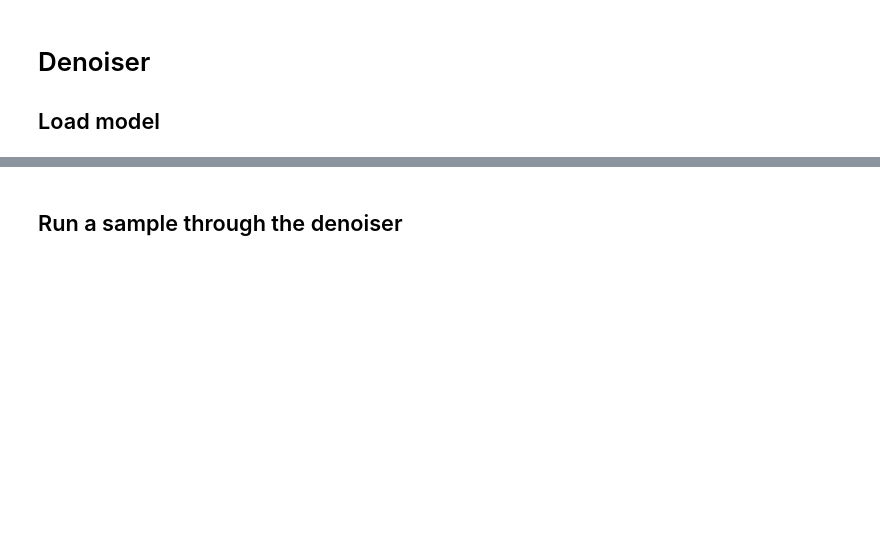
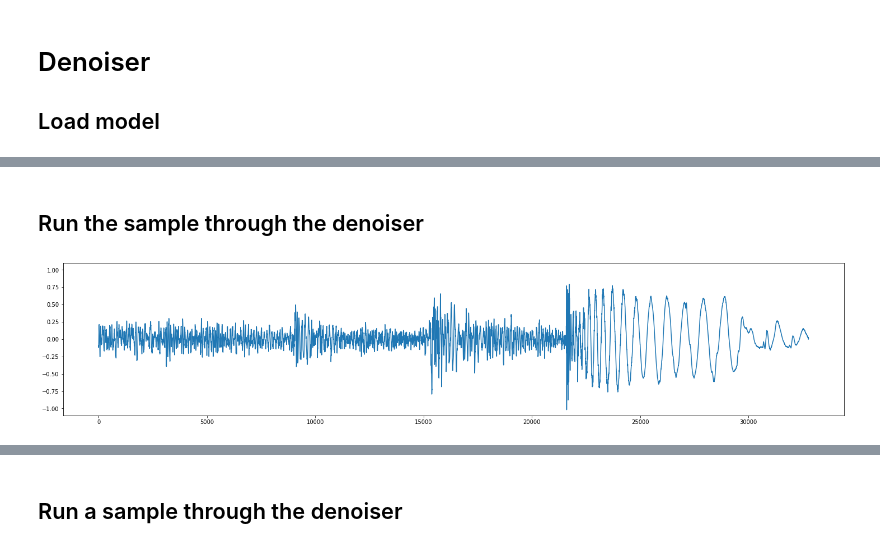
Before and after one commit to VovaTch/Infected_hdiff, a Jupyter notebook: test_lvl1_vqvae.ipynb, the cells around one changed output, grey strips where cells are left out. Saved outputs shown, nothing was run; the diff lists cells and outputs as text; code cells hidden in the pictures; blank space fills up the shorter version.

```diff
--- a/test_lvl1_vqvae.ipynb
+++ b/test_lvl1_vqvae.ipynb
@@ -146,0 +176,12 @@ plt.show()
+# %% [markdown]
+## Run the sample through the denoiser
+# %%
+music_sample_den = denoiser(music_sample_rec.unsqueeze(0))['output'].squeeze(0)
+plt.figure(figsize=(25, 5))
+plt.plot(music_sample_den[0, ...].cpu().detach().numpy())
+plt.ylim((-1.1, 1.1))
+plt.show()
+torchaudio.save('sample_out.mp3', music_sample_den.cpu().detach(), 44100, format='mp3')
+IPython.display.Audio(filename="sample_out.mp3")
+# %% [output]
+[figure, added]
```
Also changed, not shown: parts of 13 cells of this notebook, 6 other files.
